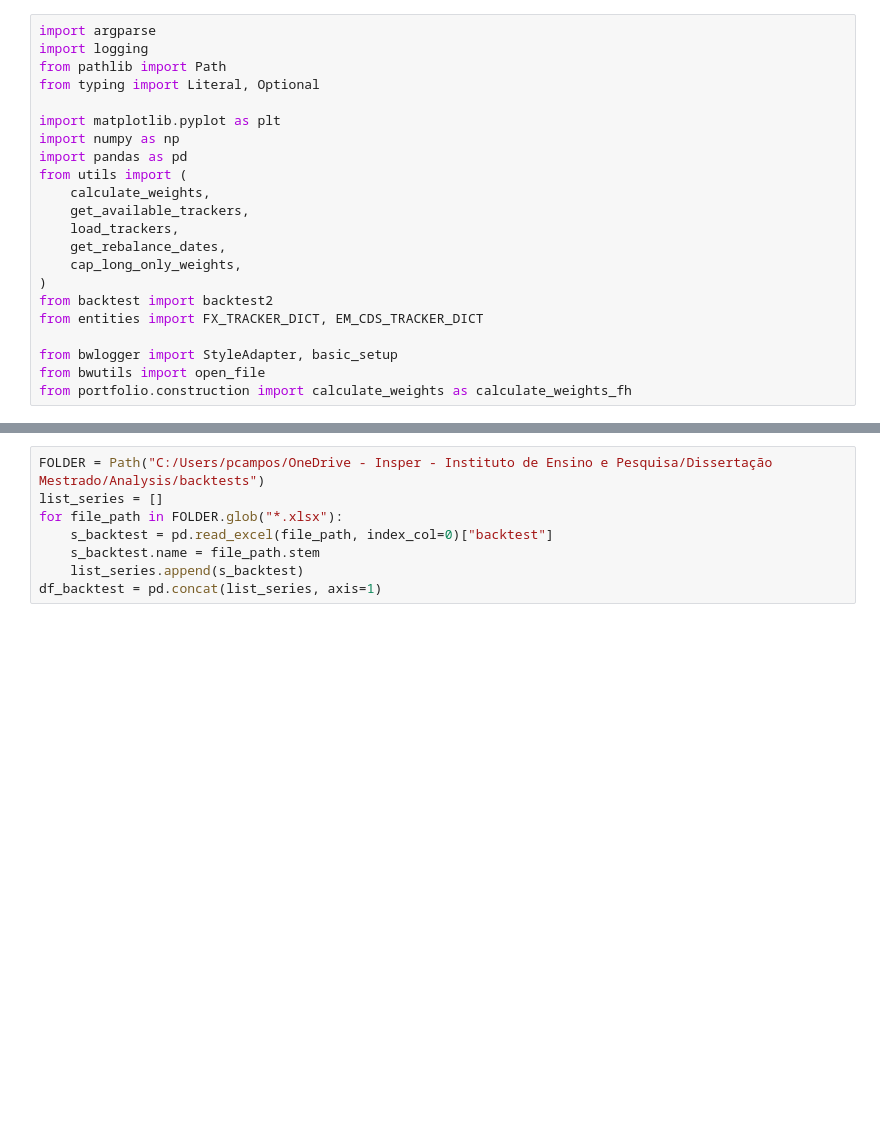
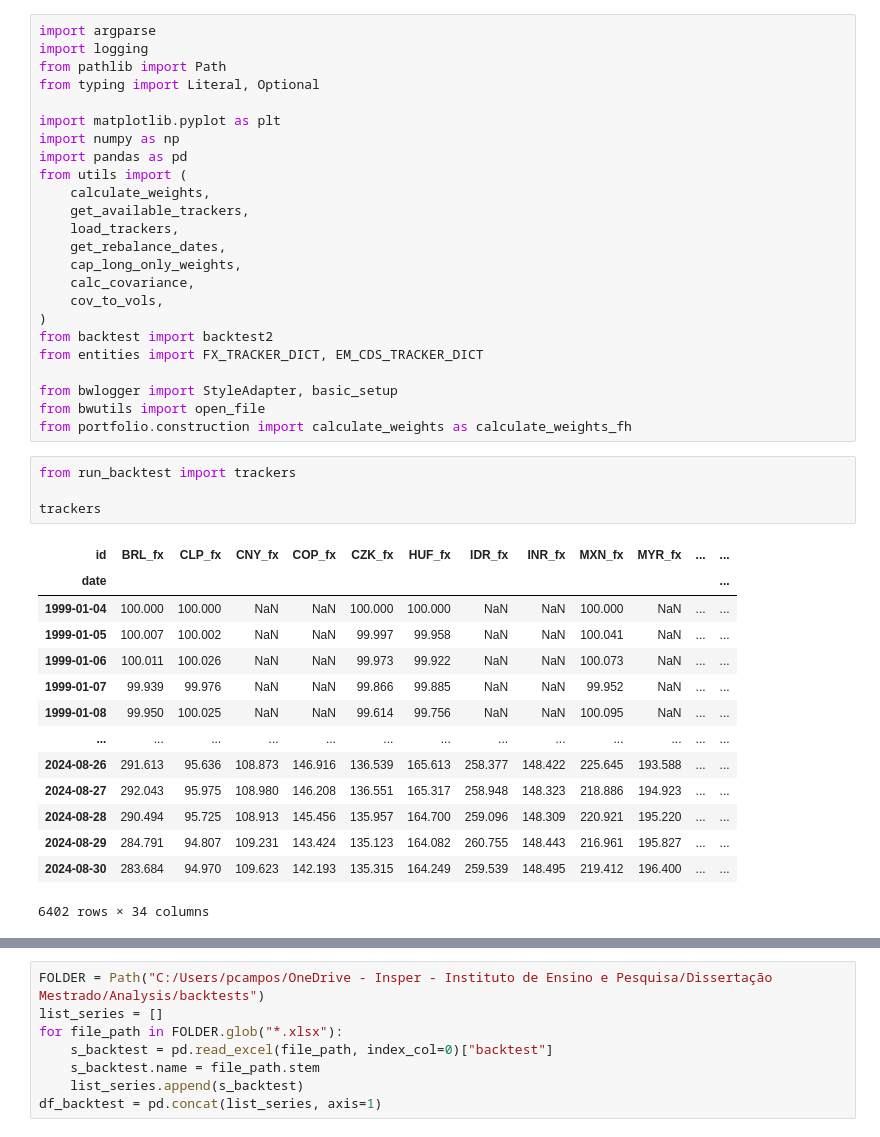
Before and after one commit to sambacode/asset_allocation, a Jupyter notebook: temp.ipynb, the cells around one changed output, grey strips where cells are left out. Drawn from its saved outputs; the diff is of its cells as text; blank space fills up the shorter version.

```diff
--- a/temp.ipynb
+++ b/temp.ipynb
@@ -13,6 +13,8 @@ from utils import (
     load_trackers,
     get_rebalance_dates,
     cap_long_only_weights,
+    calc_covariance,
+    cov_to_vols,
 )
 from backtest import backtest2
 from entities import FX_TRACKER_DICT, EM_CDS_TRACKER_DICT
@@ -20,3 +22,22 @@ from entities import FX_TRACKER_DICT, EM_CDS_TRACKER_DICT
 from bwlogger import StyleAdapter, basic_setup
 from bwutils import open_file
 from portfolio.construction import calculate_weights as calculate_weights_fh
+# %%
+from run_backtest import trackers
+
+trackers
+# %% [output]
+| id | BRL_fx | CLP_fx | CNY_fx | COP_fx | CZK_fx | HUF_fx | IDR_fx | INR_fx | MXN_fx | MYR_fx | ... | ... |
+| date |  |  |  |  |  |  |  |  |  |  |  | ... |
+| 1999-01-04 | 100.000 | 100.000 | NaN | NaN | 100.000 | 100.000 | NaN | NaN | 100.000 | NaN | ... | ... |
+| 1999-01-05 | 100.007 | 100.002 | NaN | NaN | 99.997 | 99.958 | NaN | NaN | 100.041 | NaN | ... | ... |
+| 1999-01-06 | 100.011 | 100.026 | NaN | NaN | 99.973 | 99.922 | NaN | NaN | 100.073 | NaN | ... | ... |
+| 1999-01-07 | 99.939 | 99.976 | NaN | NaN | 99.866 | 99.885 | NaN | NaN | 99.952 | NaN | ... | ... |
+| 1999-01-08 | 99.950 | 100.025 | NaN | NaN | 99.614 | 99.756 | NaN | NaN | 100.095 | NaN | ... | ... |
+| ... | ... | ... | ... | ... | ... | ... | ... | ... | ... | ... | ... | ... |
+| 2024-08-26 | 291.613 | 95.636 | 108.873 | 146.916 | 136.539 | 165.613 | 258.377 | 148.422 | 225.645 | 193.588 | ... | ... |
+| 2024-08-27 | 292.043 | 95.975 | 108.980 | 146.208 | 136.551 | 165.317 | 258.948 | 148.323 | 218.886 | 194.923 | ... | ... |
+| 2024-08-28 | 290.494 | 95.725 | 108.913 | 145.456 | 135.957 | 164.700 | 259.096 | 148.309 | 220.921 | 195.220 | ... | ... |
+| 2024-08-29 | 284.791 | 94.807 | 109.231 | 143.424 | 135.123 | 164.082 | 260.755 | 148.443 | 216.961 | 195.827 | ... | ... |
+| 2024-08-30 | 283.684 | 94.970 | 109.623 | 142.193 | 135.315 | 164.249 | 259.539 | 148.495 | 219.412 | 196.400 | ... | ... |
+6402 rows × 34 columns
```
Also changed, not shown: parts of 4 cells of this notebook, 2 other files.
